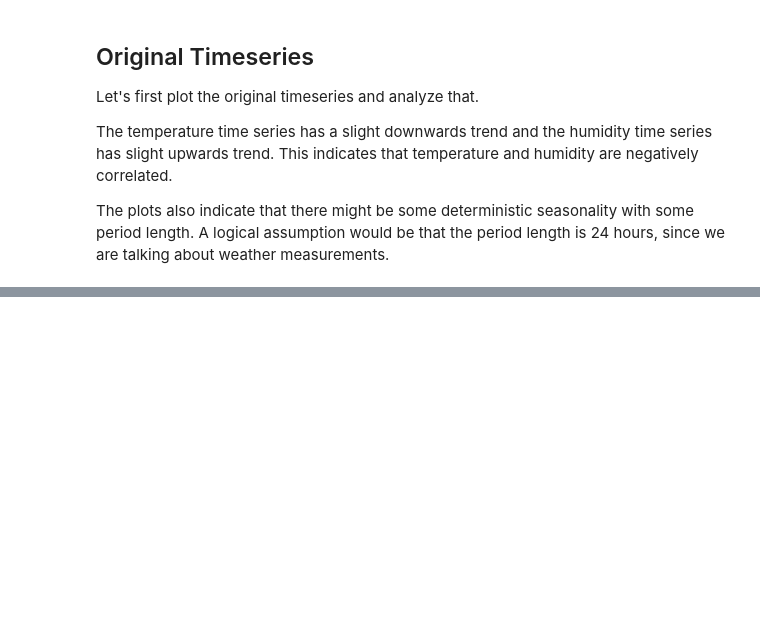
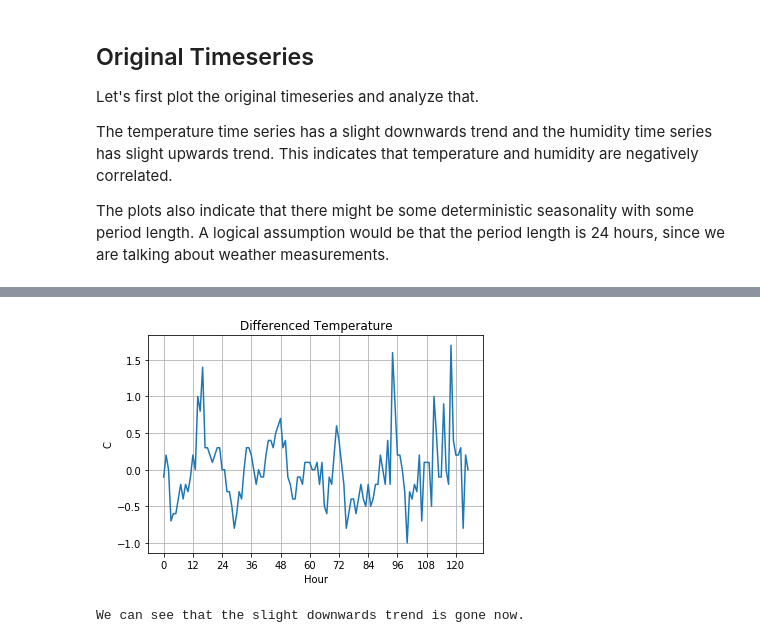
Before and after one commit to JoonasMaanonen/weatherStation, a Jupyter notebook: analysis.ipynb, the cells around one changed output, grey strips where cells are left out. Cells and saved outputs as stored; diff of their text form; code cells hidden in the pictures; blank space fills up the shorter version.

```diff
--- a/analysis.ipynb
+++ b/analysis.ipynb
@@ -44 +53,31 @@ plt.grid(True)
+# %%
+# Computes that difference
+def difference(data, lag=1):
+    diffed_data = []
+    for i in range(lag, len(data)):
+        value = data[i] - data[i - lag]
+        diffed_data.append(value)
+    return diffed_data
+
+# Extract the raw data
+data_values = data.values
+temp = data_values[:, 2]
+hum = data_values[:, 3]
+dates = data_values[:,0]
+
+# Normal Differencing
+plt.figure(1)
+diff_temp = difference(temp)
+plt.plot(diff_temp)
+_ = plt.xticks(np.arange(0, 122, 12))
+plt.grid(True)
+plt.title("Differenced Temperature")
+plt.ylabel("C")
+plt.xlabel("Hour")
+plt.show()
+
+print("We can see that the slight downwards trend is gone now.")
+# %% [output]
+[figure, added]
+We can see that the slight downwards trend is gone now.
 # %%
```
Also changed, not shown: parts of 5 cells of this notebook.
